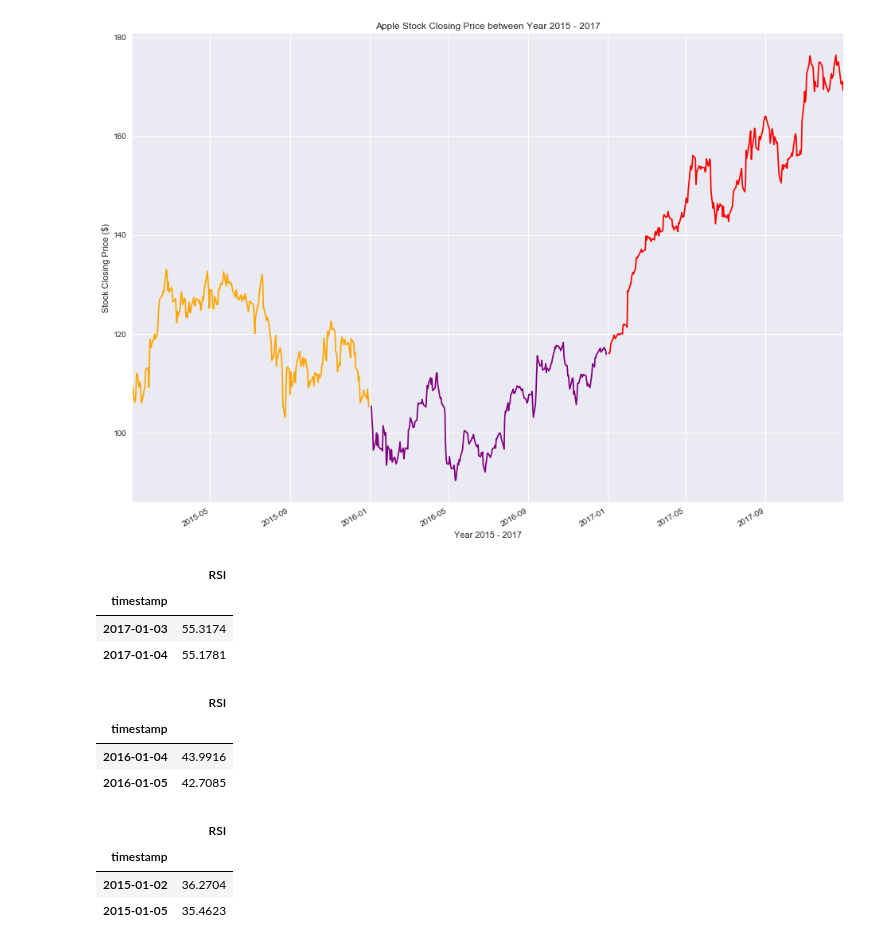
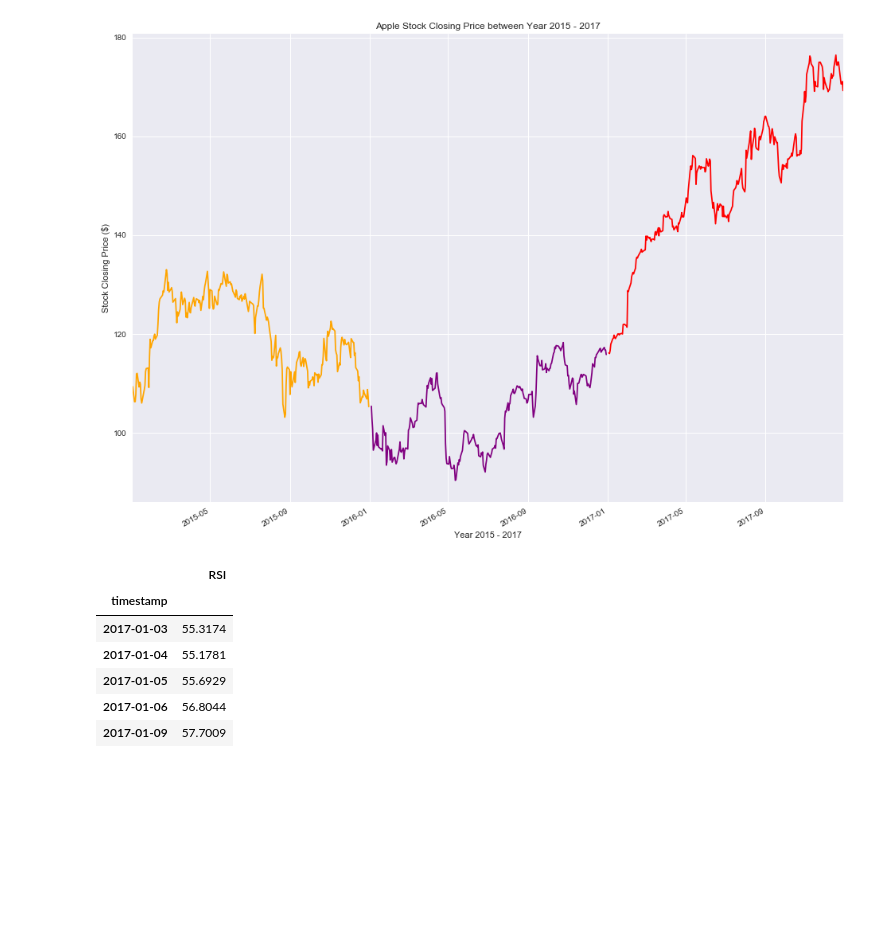
Before and after one commit to timothyyu/pr1-apple-stock-analysis, a Jupyter notebook: main_restructure.ipynb, the cells around one changed output. Drawn from its saved outputs; the diff is of its cells as text; code cells hidden in the pictures; blank space fills up the shorter version.

```diff
--- a/main_restructure.ipynb
+++ b/main_restructure.ipynb
@@ -69,21 +75,10 @@ rsi_pd3=rsi_pd3.truncate(before=str('2015-01-01'), after=str('2015-12-31'))
-# %%
-rsi_pd1.head(2)
-# %% [output]
-|  | RSI |
-| timestamp |  |
-| 2017-01-03 | 55.3174 |
-| 2017-01-04 | 55.1781 |
-# %%
-rsi_pd2.head(2)
-# %% [output]
-|  | RSI |
-| timestamp |  |
-| 2016-01-04 | 43.9916 |
-| 2016-01-05 | 42.7085 |
-# %%
-rsi_pd3.head(2)
-# %% [output]
-|  | RSI |
-| timestamp |  |
-| 2015-01-02 | 36.2704 |
-| 2015-01-05 | 35.4623 |
+# %%
+rsi_2017.head()
+# %% [output]
+|  | RSI |
+| timestamp |  |
+| 2017-01-03 | 55.3174 |
+| 2017-01-04 | 55.1781 |
+| 2017-01-05 | 55.6929 |
+| 2017-01-06 | 56.8044 |
+| 2017-01-09 | 57.7009 |
```
Also changed, not shown: parts of 6 cells of this notebook, 1 other file.
